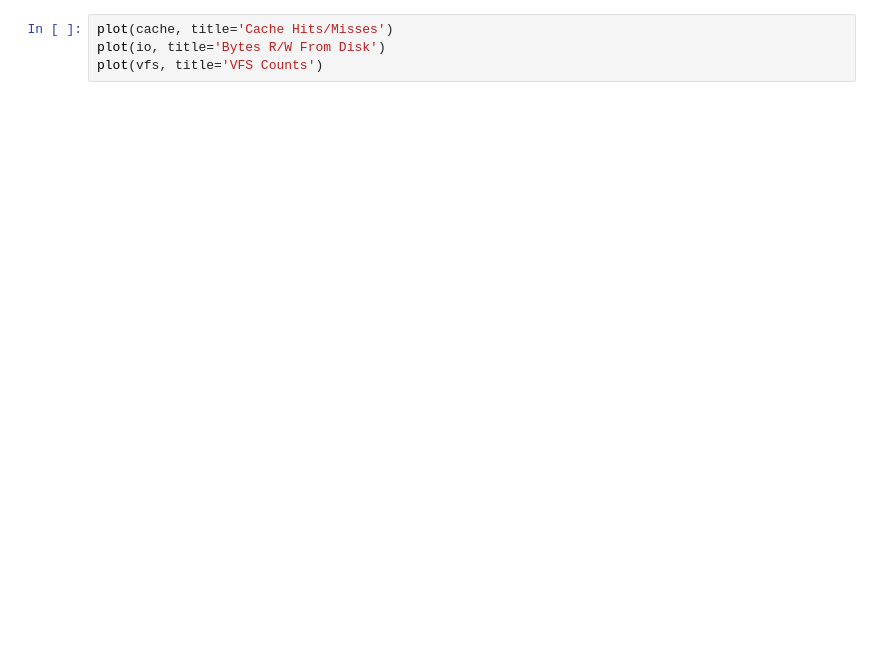
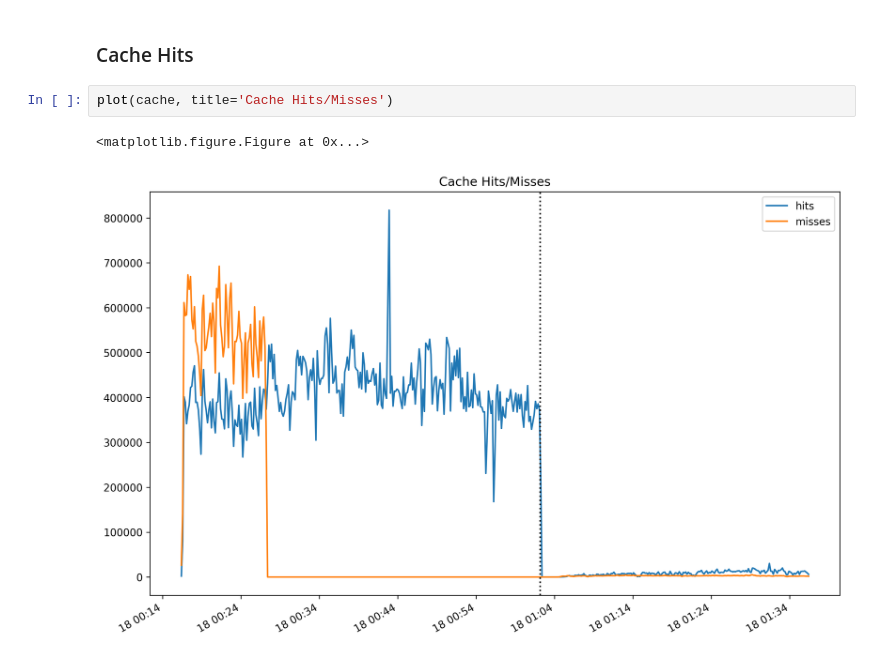
Before and after one commit to eklitzke/bitcoin-tools, a Jupyter notebook: hacking.ipynb, the cells around one changed output. Cells and saved outputs as stored; diff of their text form; blank space fills up the shorter version.

```diff
--- a/hacking.ipynb
+++ b/hacking.ipynb
@@ -47,5 +97,8 @@ plot(df.rolling(10).mean(), title='Blocks Per Second')
+# %% [markdown]
+### Cache Hits
 # %%
 plot(cache, title='Cache Hits/Misses')
-plot(io, title='Bytes R/W From Disk')
-plot(vfs, title='VFS Counts')
+# %% [output]
+<matplotlib.figure.Figure at 0x...>
+[figure, added]
 # %%
```
Also changed, not shown: parts of 25 cells of this notebook, 1 other file.
